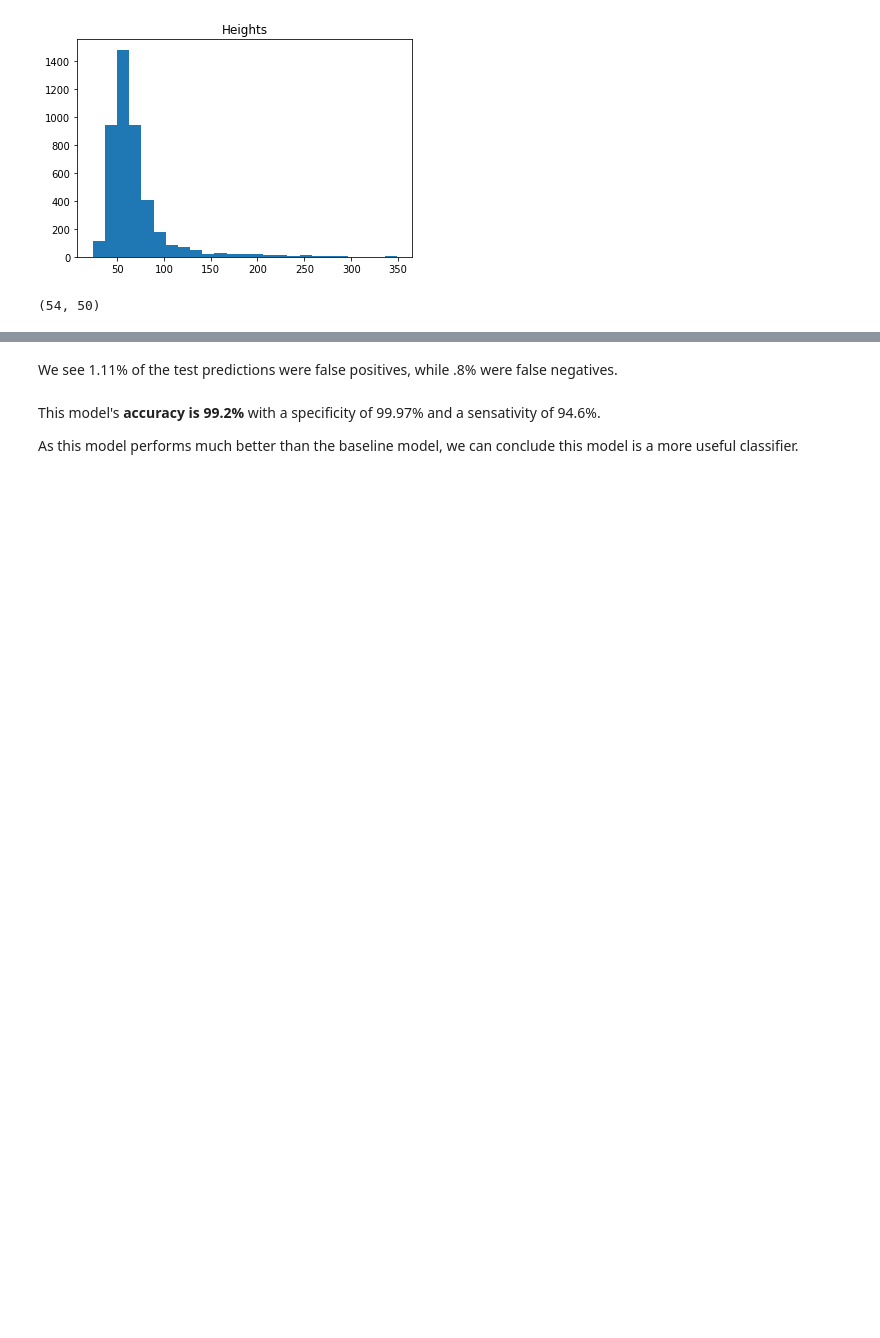
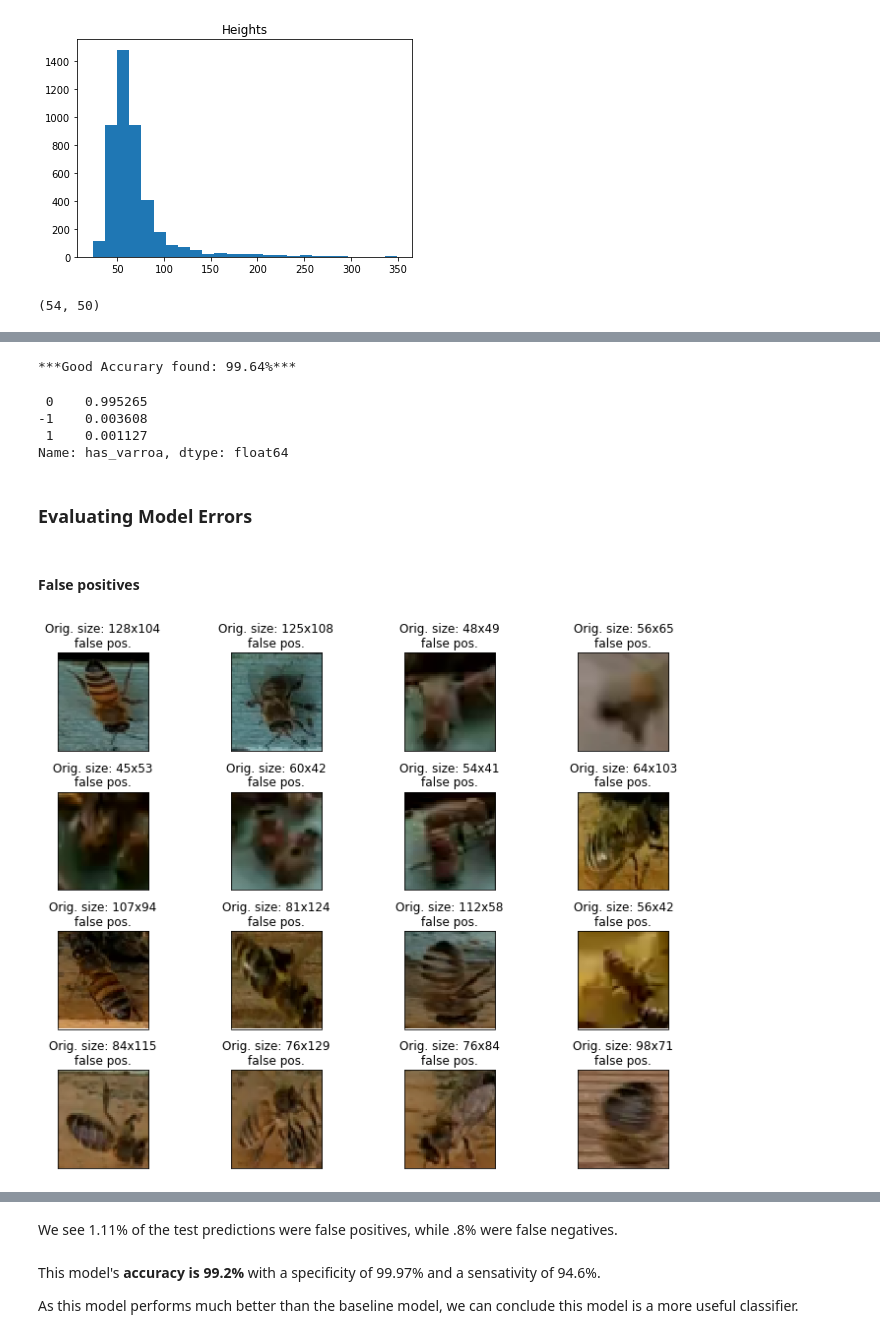
Before and after one commit to Shaddyjr/bee-image-classifier, a Jupyter notebook: project_notebook.ipynb, the cells around one changed output, grey strips where cells are left out. Cells and saved outputs as stored; diff of their text form; code cells hidden in the pictures; blank space fills up the shorter version.

```diff
--- a/project_notebook.ipynb
+++ b/project_notebook.ipynb
@@ -430,0 +412,10 @@ Found some advice for working with CNN - [source](https://victorzhou.com/blog/ke
+# %%
+def show_results(images, shapes, title, ncols = 4, height = 2):
+    nrows = int(np.ceil(len(images)/ncols))
+    f, ax = plt.subplots(nrows=nrows,ncols=ncols, figsize=(10,nrows * height))
+    ax = ax.flatten()
+    for i, image in enumerate(images):
+        _title = f"Orig. size: {shapes[i][0]}x{shapes[i][1]}\n{title}"
+        show_image(image, ax = ax[i], title = _title)
+    plt.tight_layout()
+    plt.show()
@@ -430,0 +427,38 @@ Found some advice for working with CNN - [source](https://victorzhou.com/blog/ke
+# %%
+raw_images = get_image_data(data["file"].values)
+img_store = ImageHandler(raw_images).resize(resizing).normalize()
+
+X = img_store.images
+
+y = data["has_varroa"].iloc[img_store.index]
+# %%
+grid_params = {
+    "conv__filters_1" : [32],
+    "conv__filters_2" : [16],
+    "density_units_1" : [124],
+    "density_units_2" : [16],
+    "epochs" : [16]
+}
+best_original_model = gridSearchCNN(X, y, grid_params, random_state=random_state)
+# %% [output]
+***Good Accurary found: 99.64%***
+# %%
+predictions = best_original_model["best_model"].predict_classes(X)
+results = predictions.flatten() - y
+results.value_counts(normalize = True)
+# %% [output]
+ 0    0.995265
+-1    0.003608
+ 1    0.001127
+Name: has_varroa, dtype: float64
+# %% [markdown]
+### Evaluating Model Errors
+# %% [markdown]
+#### False positives
+# %%
+false_pos_mask = [i for i,result in enumerate(results) if result == -1]
+false_positives = img_store.images_for_display[false_pos_mask]
+original_false_pos_shapes = [image.shape for image in raw_images[false_pos_mask]]
+show_results(false_positives, original_false_pos_shapes, "false pos.")
+# %% [output]
+[figure, added]
```
Also changed, not shown: parts of 83 cells of this notebook, 5 other files.
